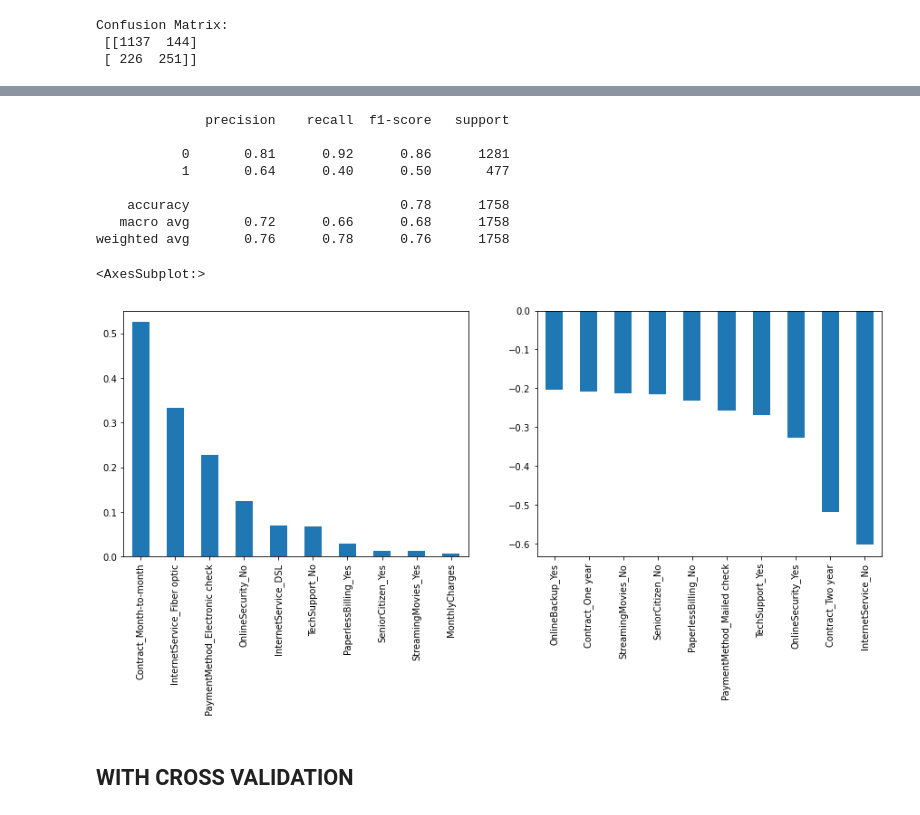
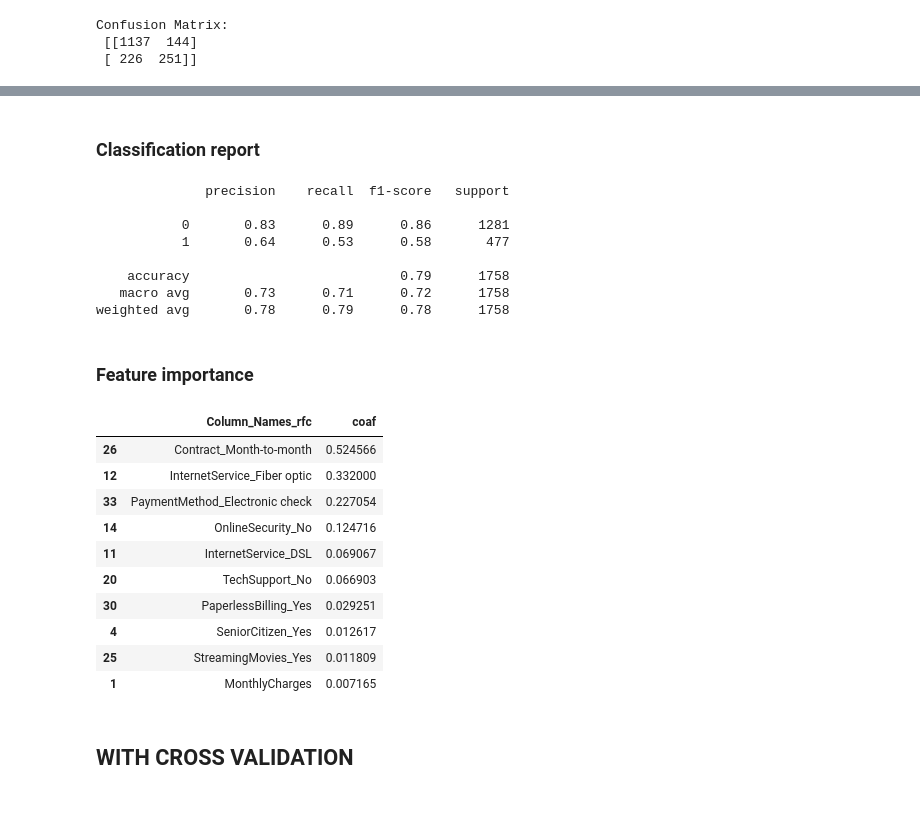
Before and after one commit to Eigilak/big_data, a Jupyter notebook: Projekt.ipynb, the cells around one changed output, grey strips where cells are left out. Cells and saved outputs as stored; diff of their text form; code cells hidden in the pictures.

```diff
--- a/Projekt.ipynb
+++ b/Projekt.ipynb
@@ -546,29 +568,46 @@ print(f1_train2)
+# %% [markdown]
+### Classification report
 # %%
-print(classification_report(y_test, predictions))
+print(classification_report(y_test, y_hat_test))
 # %% [output]
               precision    recall  f1-score   support
 
-           0       0.81      0.92      0.86      1281
-           1       0.64      0.40      0.50       477
+           0       0.83      0.89      0.86      1281
+           1       0.64      0.53      0.58       477
 
-    accuracy                           0.78      1758
-   macro avg       0.72      0.66      0.68      1758
-weighted avg       0.76      0.78      0.76      1758
+    accuracy                           0.79      1758
+   macro avg       0.73      0.71      0.72      1758
+weighted avg       0.78      0.79      0.78      1758
-# %%
-# To get the weights of all the variables
-weights = pd.Series(logreg.coef_[0],
-                 index=X.columns.values)
-
-plt.figure(figsize=(15, 5))
-plt.subplot(1, 2, 1)
-# show features negatively affecting churn - based on LR coefficients
-weights.sort_values(ascending = False)[:10].plot(kind='bar')
-plt.subplot(1, 2, 2)
-# show features positively affecting churn - based on LR coefficients
-weights.sort_values(ascending = False)[-10:].plot(kind='bar')
-# %% [output]
-<AxesSubplot:>
-[figure, removed]
+# %% [markdown]
+### Feature importance
+# %%
+importance = logreg.coef_[0]
+# %%
+log_imp=list(importance)
+
+log_colname=list(X.columns)
+
+#Create dict for datafram
+log_dict={'Column_Names_rfc':log_colname,'coaf':log_imp}
+
+#Create dataframe
+log_feature_imp=pd.DataFrame(log_dict)
+
+log_feature_rank=log_feature_imp.sort_values(by='coaf',ascending = False)
+
+log_feature_rank.head(10)
+# %% [output]
+|  | Column_Names_rfc | coaf |
+| 26 | Contract_Month-to-month | 0.524566 |
+| 12 | InternetService_Fiber optic | 0.332000 |
+| 33 | PaymentMethod_Electronic check | 0.227054 |
+| 14 | OnlineSecurity_No | 0.124716 |
+| 11 | InternetService_DSL | 0.069067 |
+| 20 | TechSupport_No | 0.066903 |
+| 30 | PaperlessBilling_Yes | 0.029251 |
+| 4 | SeniorCitizen_Yes | 0.012617 |
+| 25 | StreamingMovies_Yes | 0.011809 |
+| 1 | MonthlyCharges | 0.007165 |
 # %% [markdown]
 ## WITH CROSS VALIDATION
 # %%
```
Also changed, not shown: parts of 20 cells of this notebook.
